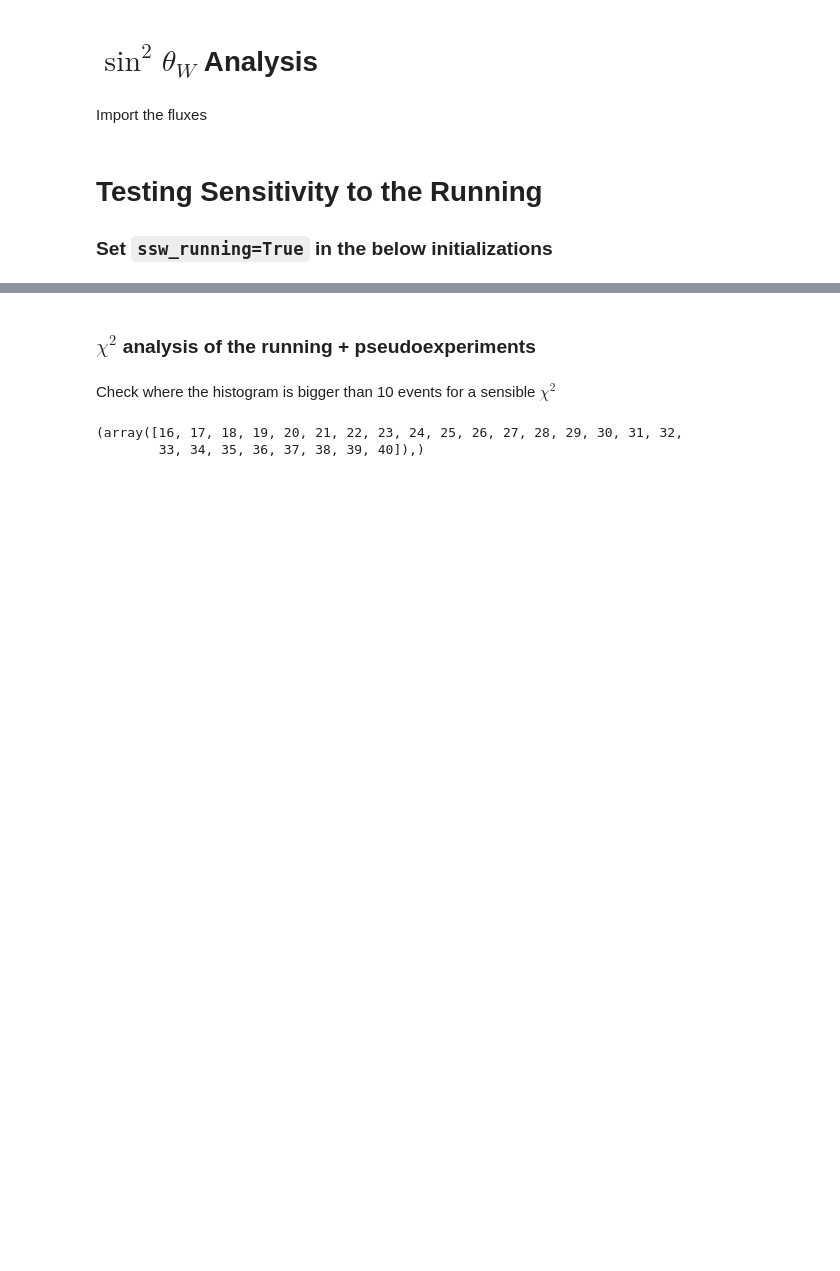
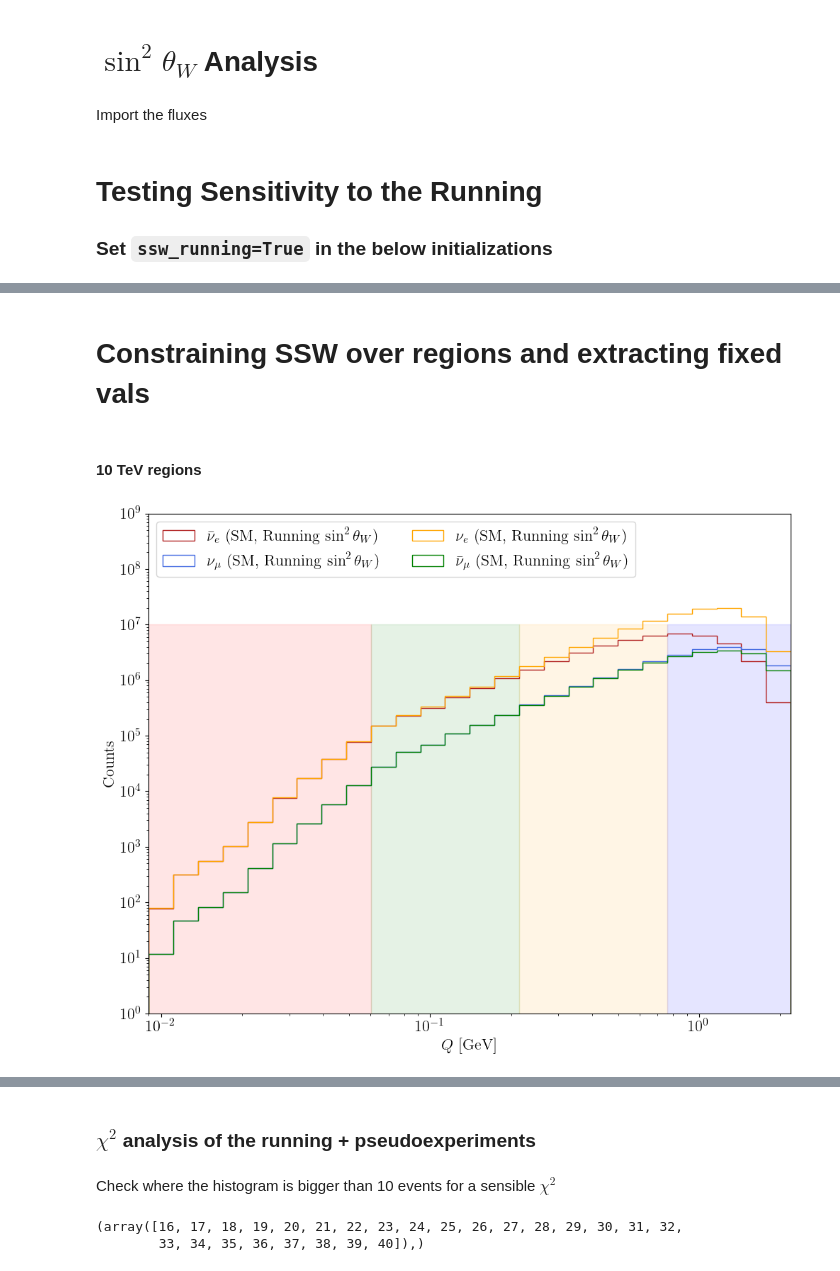
Before and after one commit to athompson-git/MuonColliderNeutrinos, a Jupyter notebook: weak_mixing_angle_analysis.ipynb, the cells around one changed output, grey strips where cells are left out. Drawn from its saved outputs; the diff is of its cells as text; code cells hidden in the pictures; blank space fills up the shorter version.

```diff
--- a/weak_mixing_angle_analysis.ipynb
+++ b/weak_mixing_angle_analysis.ipynb
@@ -189,0 +233,49 @@ plt.show()
+# %% [markdown]
+# Constraining SSW over regions and extracting fixed vals
+# %% [markdown]
+#### 10 TeV regions
+# %%
+# Create the figure and set up the grid
+fig, ax1 = plt.subplots(figsize=(10, 8))
+
+q_bins = fluxes_dict["10TeV"]["q_bins_GeV"]
+q_bin_centers = (q_bins[1:] + q_bins[:-1])/2
+
+ax1.hist(1e-3*sqrt(2*M_E*nuebar_energies_10TeV_running), weights=nuebar_wgts_10TeV_running, bins=q_bins, histtype='step',
+         label=r"$\bar{\nu}_e$ (SM, Running $\sin^2 \theta_W$)", color='firebrick', ls='dashed')
+ax1.hist(1e-3*sqrt(2*M_E*numu_energies_10TeV_running), weights=numu_wgts_10TeV_running, bins=q_bins, histtype='step',
+         label=r"$\nu_\mu$ (SM, Running $\sin^2 \theta_W$)", color='royalblue', ls='dashed')
+
+ax1.hist(1e-3*sqrt(2*M_E*nue_energies_10TeV_running), weights=nue_wgts_10TeV_running, bins=q_bins, histtype='step',
+         label=r"$\nu_e$ (SM, Running $\sin^2 \theta_W$)", color='orange', ls='dashed')
+ax1.hist(1e-3*sqrt(2*M_E*numubar_energies_10TeV_running), weights=numubar_wgts_10TeV_running, bins=q_bins, histtype='step',
+         label=r"$\bar{\nu}_\mu$ (SM, Running $\sin^2 \theta_W$)", color='g', ls='dashed')
+
+
+# regions
+q_regions = [q_bins[0], q_bins[9], q_bins[15], q_bins[21], q_bins[-1]]
+ax1.fill_betweenx([0.0, 1e7], q_regions[0], q_regions[1], color='r', alpha=0.1)
+ax1.fill_betweenx([0.0, 1e7], q_regions[1], q_regions[2], color='g', alpha=0.1)
+ax1.fill_betweenx([0.0, 1e7], q_regions[2], q_regions[3], color='orange', alpha=0.1)
+ax1.fill_betweenx([0.0, 1e7], q_regions[3], q_regions[4], color='b', alpha=0.1)
+
+
+#ax1.text(2e-3, 370000, r"E$\nu$ES from MC Neutrinos")
+ax1.legend(loc="upper left", ncol=2, fontsize=16)
+
+ax1.set_ylabel("Counts", fontsize=16)
+ax1.set_xlabel(r"$Q$ [GeV]", fontsize=16)
+
+ax1.set_xlim((q_bins[0], q_bins[-1]))
+ax1.set_xscale('log')
+ax1.set_yscale('log')
+
+ax1.set_ylim((1, 1e9))
+ax1.tick_params(axis="x", labelsize=16)
+ax1.tick_params(axis="y", labelsize=16)
+
+# Final adjustments and save
+plt.tight_layout()
+plt.show()
+# %% [output]
+[figure, added]
```
Also changed, not shown: parts of 22 cells of this notebook.
